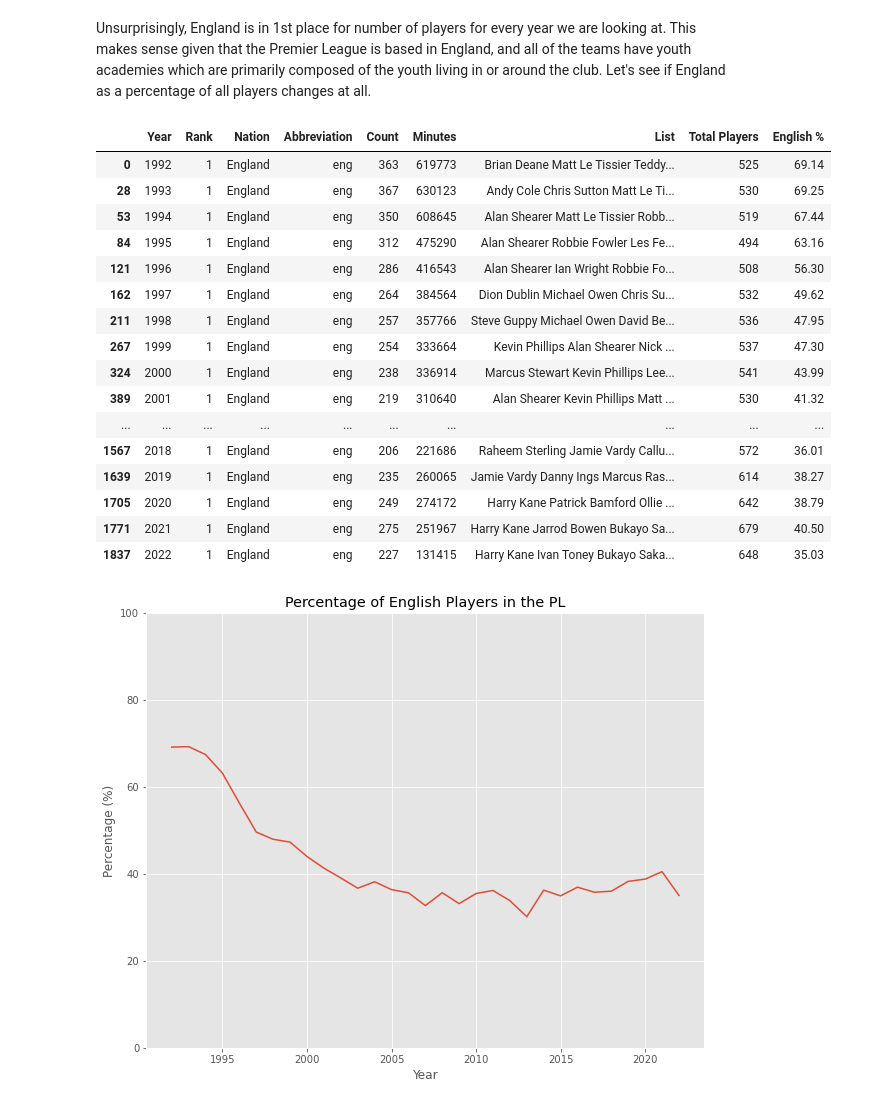
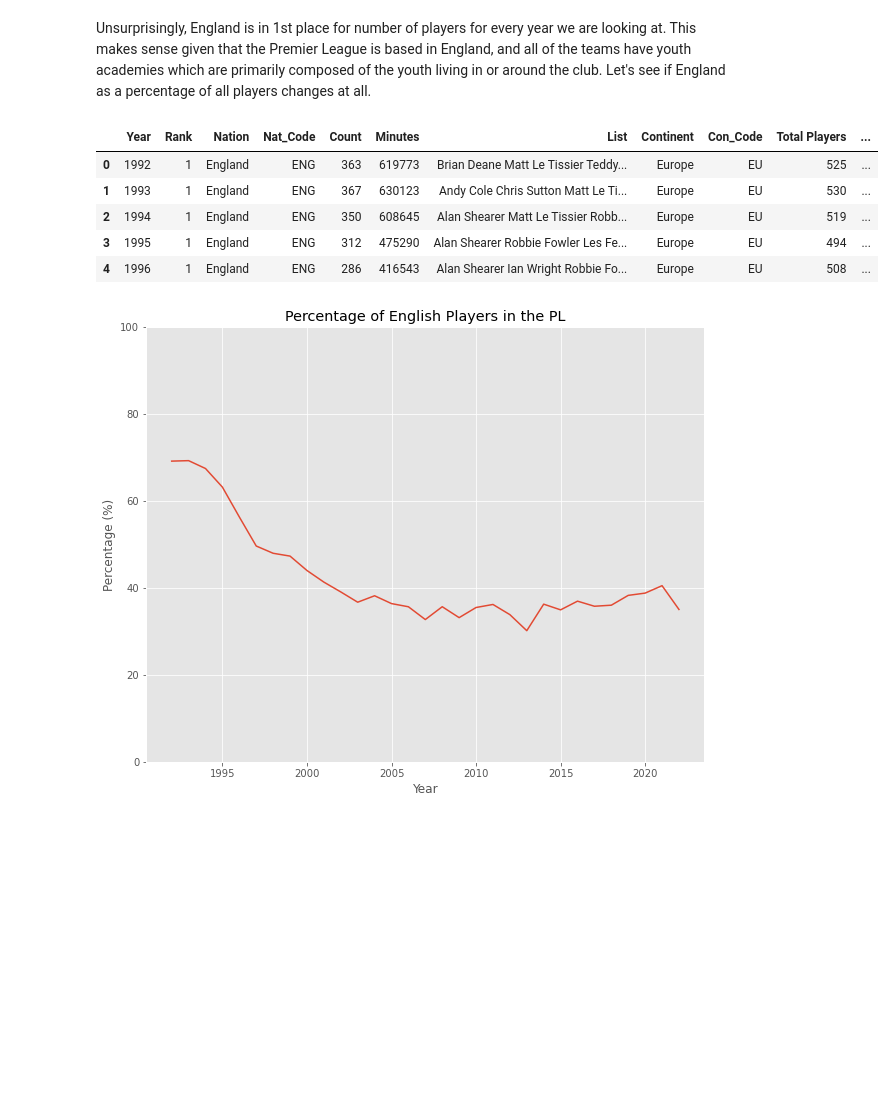
Before and after one commit to ggdurrant/premier-league-map, a Jupyter notebook: explore_player_data.ipynb, the cells around one changed output. Cells and saved outputs as stored; diff of their text form; code cells hidden in the pictures; blank space fills up the shorter version.

```diff
--- a/explore_player_data.ipynb
+++ b/explore_player_data.ipynb
@@ -8,6 +12,6 @@ plt.style.use('ggplot')
 # %% [markdown]
 Let's load in our master DataFrame with every year's data and look at the trends.
 # %%
-df = pd.read_csv('cleaned_data/all_years.csv')
+df = pd.read_csv('cleaned_data/all_years.csv', keep_default_na=False, na_values=(['NaN', 'null', 'NULL', 'N/A', 'n/a']))
 df.tail()
 # %% [output]
@@ -47,26 +36,15 @@ Unsurprisingly, England is in 1st place for number of players for every year we
 # %%
 total_num = df.groupby(['Year'])['Count'].sum()
 eng['Total Players'] = list(total_num)
 eng['English %'] = eng.apply(lambda row : round(row['Count']/row['Total Players']*100, 2), axis=1)
-eng
+eng.head()
 # %% [output]
-|  | Year | Rank | Nation | Abbreviation | Count | Minutes | List | Total Players | English % |
-| 0 | 1992 | 1 | England | eng | 363 | 619773 | Brian Deane Matt Le Tissier Teddy... | 525 | 69.14 |
-| 28 | 1993 | 1 | England | eng | 367 | 630123 | Andy Cole Chris Sutton Matt Le Ti... | 530 | 69.25 |
-| 53 | 1994 | 1 | England | eng | 350 | 608645 | Alan Shearer Matt Le Tissier Robb... | 519 | 67.44 |
-| 84 | 1995 | 1 | England | eng | 312 | 475290 | Alan Shearer Robbie Fowler Les Fe... | 494 | 63.16 |
-| 121 | 1996 | 1 | England | eng | 286 | 416543 | Alan Shearer Ian Wright Robbie Fo... | 508 | 56.30 |
-| 162 | 1997 | 1 | England | eng | 264 | 384564 | Dion Dublin Michael Owen Chris Su... | 532 | 49.62 |
-| 211 | 1998 | 1 | England | eng | 257 | 357766 | Steve Guppy Michael Owen David Be... | 536 | 47.95 |
-| 267 | 1999 | 1 | England | eng | 254 | 333664 | Kevin Phillips Alan Shearer Nick ... | 537 | 47.30 |
-| 324 | 2000 | 1 | England | eng | 238 | 336914 | Marcus Stewart Kevin Phillips Lee... | 541 | 43.99 |
-| 389 | 2001 | 1 | England | eng | 219 | 310640 | Alan Shearer Kevin Phillips Matt ... | 530 | 41.32 |
-| ... | ... | ... | ... | ... | ... | ... | ... | ... | ... |
-| 1567 | 2018 | 1 | England | eng | 206 | 221686 | Raheem Sterling Jamie Vardy Callu... | 572 | 36.01 |
-| 1639 | 2019 | 1 | England | eng | 235 | 260065 | Jamie Vardy Danny Ings Marcus Ras... | 614 | 38.27 |
-| 1705 | 2020 | 1 | England | eng | 249 | 274172 | Harry Kane Patrick Bamford Ollie ... | 642 | 38.79 |
-| 1771 | 2021 | 1 | England | eng | 275 | 251967 | Harry Kane Jarrod Bowen Bukayo Sa... | 679 | 40.50 |
-| 1837 | 2022 | 1 | England | eng | 227 | 131415 | Harry Kane Ivan Toney Bukayo Saka... | 648 | 35.03 |
+|  | Year | Rank | Nation | Nat_Code | Count | Minutes | List | Continent | Con_Code | Total Players | ... |
+| 0 | 1992 | 1 | England | ENG | 363 | 619773 | Brian Deane Matt Le Tissier Teddy... | Europe | EU | 525 | ... |
+| 1 | 1993 | 1 | England | ENG | 367 | 630123 | Andy Cole Chris Sutton Matt Le Ti... | Europe | EU | 530 | ... |
+| 2 | 1994 | 1 | England | ENG | 350 | 608645 | Alan Shearer Matt Le Tissier Robb... | Europe | EU | 519 | ... |
+| 3 | 1995 | 1 | England | ENG | 312 | 475290 | Alan Shearer Robbie Fowler Les Fe... | Europe | EU | 494 | ... |
+| 4 | 1996 | 1 | England | ENG | 286 | 416543 | Alan Shearer Ian Wright Robbie Fo... | Europe | EU | 508 | ... |
 # %%
 fig, ax = plt.subplots(figsize=(10,8))
 eng.plot(kind='line', x='Year', y='English %', ax=ax)
```
Also changed, not shown: parts of 17 cells of this notebook, 38 other files.
